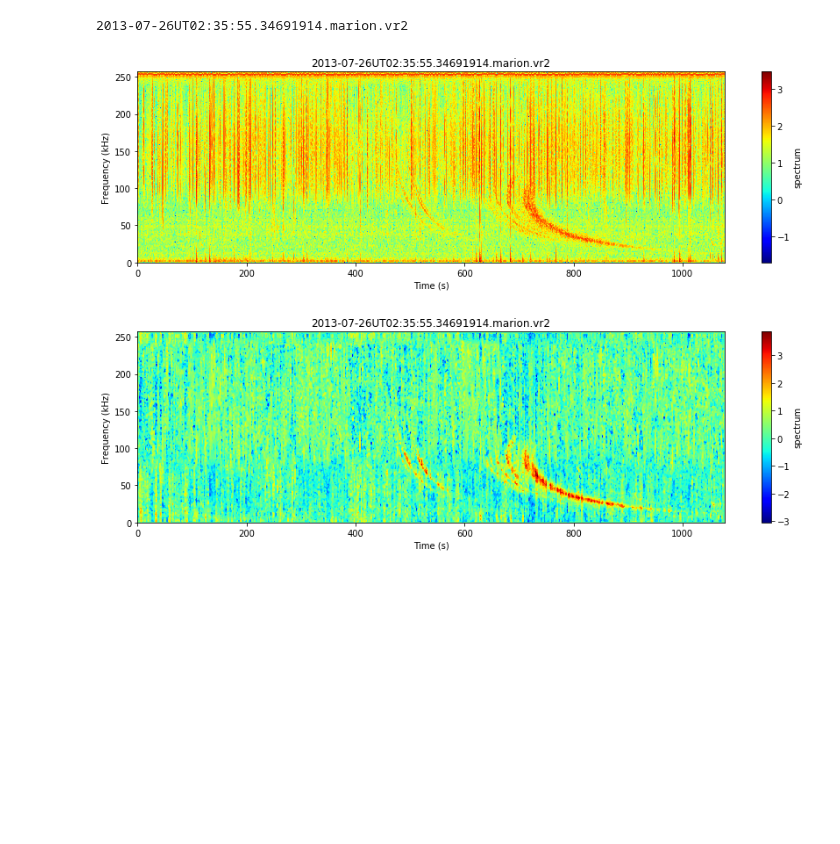
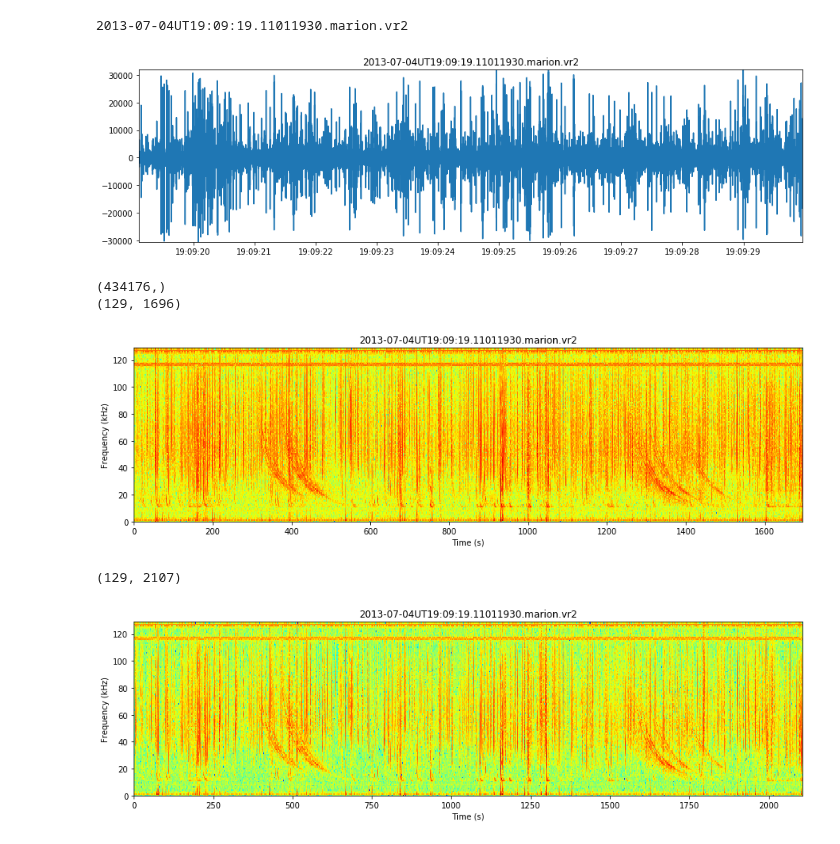
Before and after one commit to Kojey/MSc-whistler-waves-detector, a Jupyter notebook: ipy/experiments/oop exp/sample_exp.ipynb, the cells around one changed output. Saved outputs shown, nothing was run; the diff lists cells and outputs as text; code cells hidden in the pictures; blank space fills up the shorter version.

```diff
--- a/ipy/experiments/oop exp/sample_exp.ipynb
+++ b/ipy/experiments/oop exp/sample_exp.ipynb
@@ -5,42 +5,53 @@ import numpy as np
 import pandas as pd
 import datetime
 from math import ceil, sqrt, floor
 from scipy import signal, stats
 from sklearn import preprocessing
 import matplotlib.pyplot as plt
 %matplotlib inline
 
 # import python library
 sys.path.append(os.path.join(os.getcwd().split(os.environ.get('USER'))[0],os.environ.get('USER'), 'wdml', 'py'))
 
 from dataset import Dataset
 from database import Database
 from sample import Sample
 from h5_sample import H5Sample
 
 dataset_loc = os.path.join(os.getcwd().split(os.environ.get('USER'))[0],os.environ.get('USER'), 'wdml', 'data','datasets', 'awdEvents1')
 database_loc = os.path.join(os.getcwd().split(os.environ.get('USER'))[0],os.environ.get('USER'), 'wdml', 'data','databases', 'awdEvents1')
 site = 'marion'
 my_database = Database(dataset_loc, database_loc, site)
 my_dataset = Dataset(dataset_loc, site, ext='.vr2')
 # my_dataset.get_random_sample()
 # my_sample = Sample(dataset_loc, site, my_dataset.get_random_sample())
-# my_sample = Sample(loc, 'marion', '2013-05-27UT00:59:39.62002156.marion.vr2')
-# my_sample = Sample(loc, 'marion', '2013-05-20UT20:15:09.24222156.marion.vr2')
-# my_sample = Sample(loc, 'marion', '2013-07-25UT15:06:06.85411922.marion.vr2')
-my_sample = Sample(dataset_loc, site, '2013-07-26UT02:35:55.34691914.marion.vr2')
-# my_sample = Sample(loc, 'marion', '2013-07-04UT19:09:19.11011930.marion.vr2')
+# my_sample = Sample(dataset_loc, site, '2013-05-27UT00:59:39.62002156.marion.vr2')
+# my_sample = Sample(dataset_loc, site, '2013-05-20UT20:15:09.24222156.marion.vr2')
+# my_sample = Sample(dataset_loc, site, '2013-07-25UT15:06:06.85411922.marion.vr2')
+# my_sample = Sample(dataset_loc, site, '2013-07-26UT02:35:55.34691914.marion.vr2')
+my_sample = Sample(dataset_loc, site, '2013-07-04UT19:09:19.11011930.marion.vr2')
 
 print(my_sample.get_file())
 
 size=(15,4)
 cmap='jet'
+axis=False
+my_sample.signal_plot(figsize=size, title=my_sample.get_file())
+print(my_sample.vr2_to_panda()[0]['X'].shape)
+# my_sample.spectrogram_plot(figsize=size, xaxis=axis, yaxis=axis, xlabel='Time (s)', ylabel='Frequency (kHz)', title=my_sample.get_file(), cmap=cmap, cmap_show=False)
 
-my_sample.spectrogram_plot(figsize=size, xaxis=None, yaxis=None, xlabel='Time (s)', ylabel='Frequency (kHz)', title=my_sample.get_file(), cmap=cmap)
-my_sample.apply_zscore()
-my_sample.apply_medfilt(kernel=(3,3))
-my_sample.spectrogram_plot(figsize=size, xaxis=None, yaxis=None, xlabel='Time (s)', ylabel='Frequency (kHz)', title=my_sample.get_file(), cmap=cmap)
+my_sample.spectrogram_with_axis(nperseg=256, noverlap=0, nfft = 256, detrend = 'constant', scaling = 'spectrum', mode = 'magnitude', log10 = True, kHz = True, abs_val = False)
+print(my_sample.get_spectrogram().shape)
+my_sample.spectrogram_plot(figsize=size, xaxis=axis, yaxis=axis, xlabel='Time (s)', ylabel='Frequency (kHz)', title=my_sample.get_file(), cmap=cmap, cmap_show=False)
+
+my_sample.spectrogram_with_axis(nperseg=256, noverlap=50, nfft = 256, detrend = 'constant', scaling = 'spectrum', mode = 'magnitude', log10 = True, kHz = True, abs_val = False)
+print(my_sample.get_spectrogram().shape)
+my_sample.spectrogram_plot(figsize=size, xaxis=axis, yaxis=axis, xlabel='Time (s)', ylabel='Frequency (kHz)', title=my_sample.get_file(), cmap=cmap, cmap_show=False)
 # %% [output]
-2013-07-26UT02:35:55.34691914.marion.vr2
+2013-07-04UT19:09:19.11011930.marion.vr2
-[figure, old version]
+[figure, new version]
+(434176,)
+(129, 1696)
-[figure, old version]
+[figure, new version]
+(129, 2107)
+[figure, added]
```
Also changed, not shown: 7 other files.
